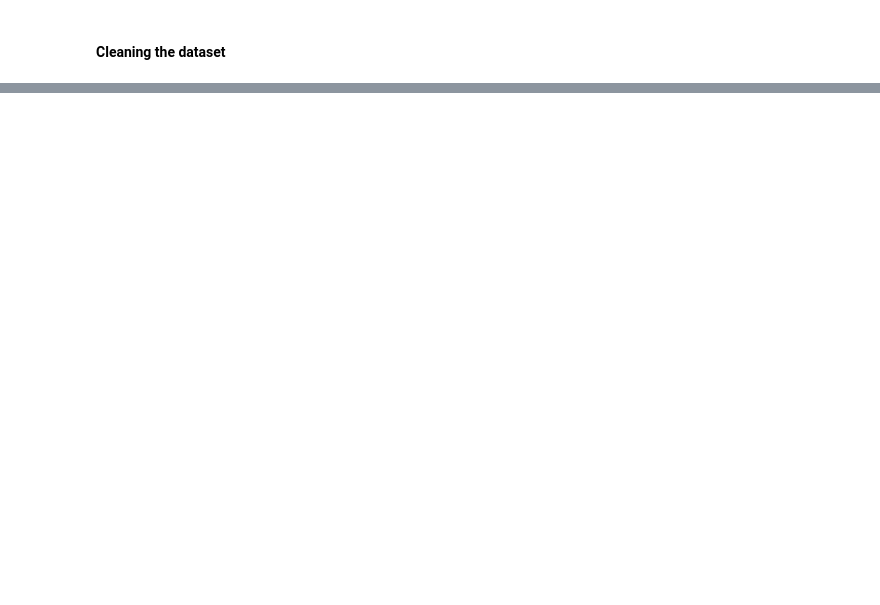
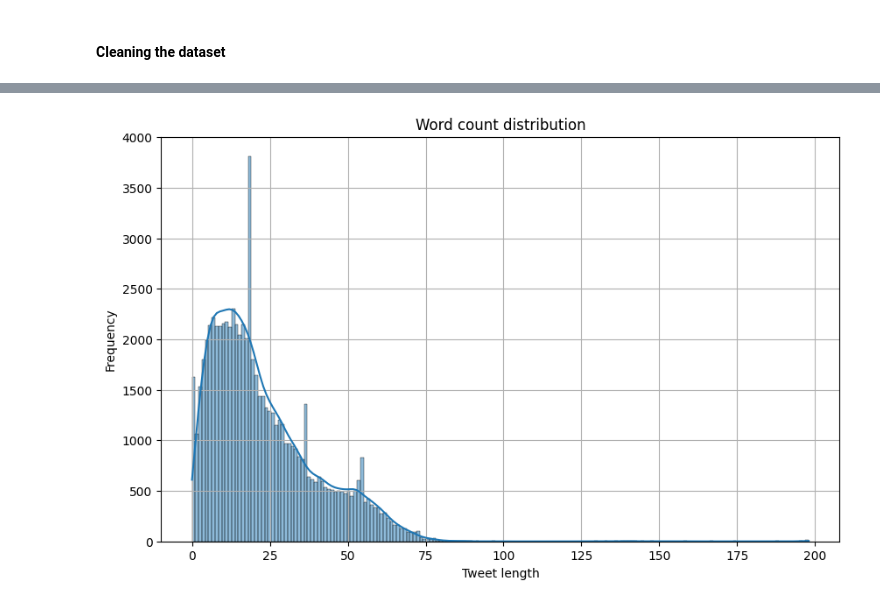
Before and after one commit to naty88/tweets_sentiment_classification, a Jupyter notebook: notebooks/EDA_analysis.ipynb, the cells around one changed output, grey strips where cells are left out. Cells and saved outputs as stored; diff of their text form; code cells hidden in the pictures; blank space fills up the shorter version.

```diff
--- a/notebooks/EDA_analysis.ipynb
+++ b/notebooks/EDA_analysis.ipynb
@@ -24,0 +172,6 @@ df.head(5)
+# %%
+# Count words number in "text" for each entry
+mapply.init(n_workers=mapply.parallel.sensible_cpu_count(), chunk_size=2, max_chunks_per_worker=2, progressbar=True)
+
+df['Word_count'] = df['Text'].mapply(lambda sent: len(word_tokenize(sent)))
+df
@@ -24,0 +205,11 @@ df.head(5)
+# %%
+# Word count distribution
+plt.figure(figsize=(10, 6))
+sns.histplot(data=df, x=df['Word_count'], kde=True)
+plt.title('Word count distribution')
+plt.xlabel('Tweet length')
+plt.ylabel('Frequency')
+plt.grid()
+plt.show()
+# %% [output]
+[figure, added]
```
Also changed, not shown: parts of 22 cells of this notebook.
